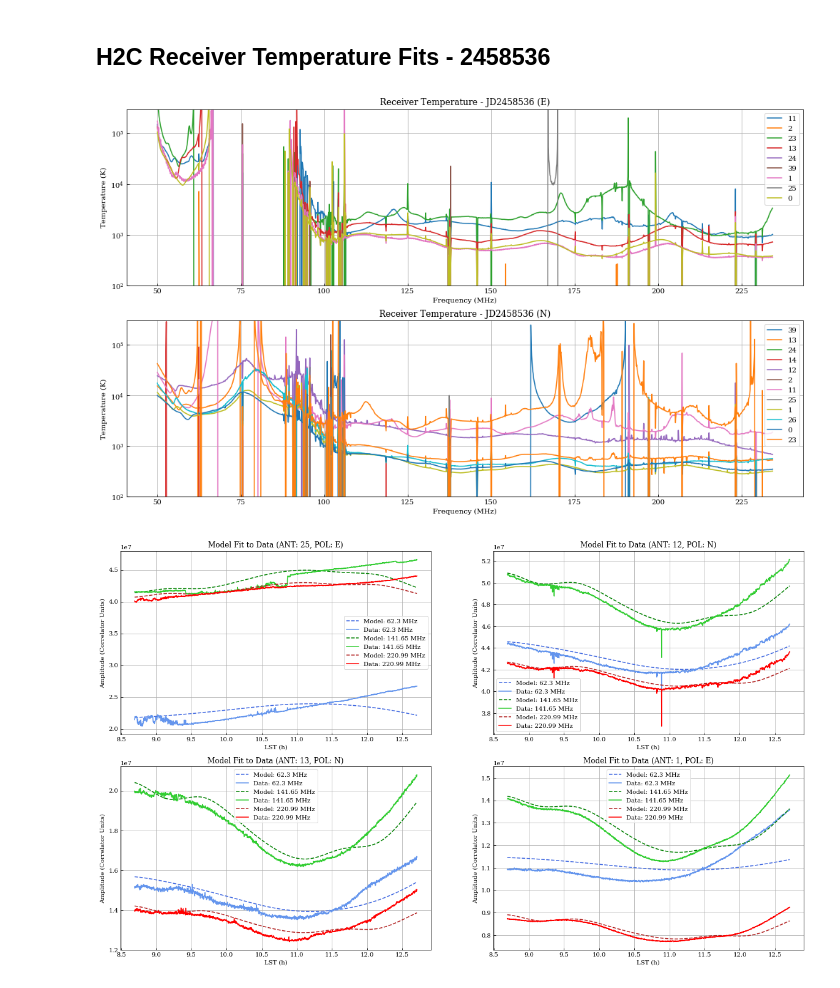
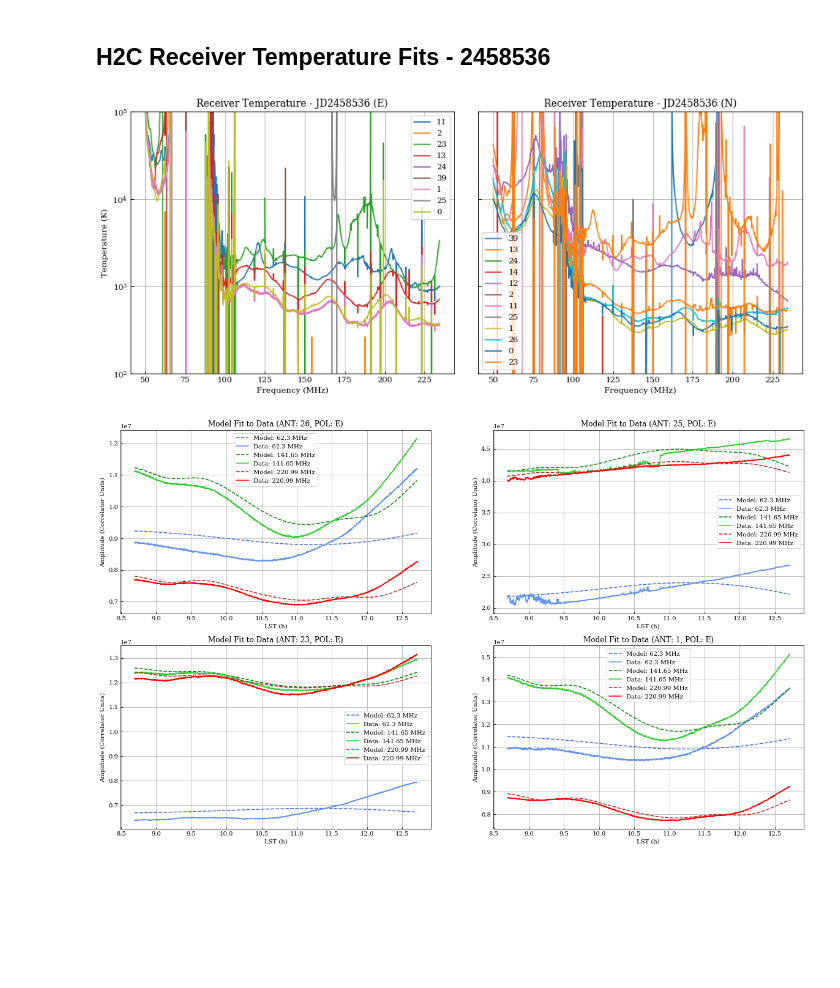
Before and after one commit to tyler-a-cox/HERA_Tsys, a Jupyter notebook: H0C_vs_H1C_fits.ipynb, the cells around one changed output. Drawn from its saved outputs; the diff is of its cells as text; code cells hidden in the pictures; blank space fills up the shorter version.

```diff
--- a/H0C_vs_H1C_fits.ipynb
+++ b/H0C_vs_H1C_fits.ipynb
@@ -230,40 +230,41 @@ In the figure above, $\chi_{\nu}^2$ has been plotted for each frequency and ante
 Tsky_sim = TskySim(Tsky_file = '/data4/shane/data/HERA_Tsky_vivaldi.npz', f_min=50., f_max=250.)
 Tsky_sim.build_model()
 # %%
-H2C = auto_data(data_dir='/data4/shane/data/2458536/', filestart='zen.*',
+H2C = auto_data(data_dir='/data4/shane/data/2458551/', filestart='zen.*',
                          fileend='*HH.uvh5', autos_file='post_power_drop_autos.uvh5',f_min=50.,f_max=250.)
 H2C.build_model(Tsky_sim)
 # %%
 H2C.fit_data(calc_fit_err=False, calc_chi2=True)
 # %%
-fig, axs = plt.subplots(2, 1, sharey=True, figsize=(17,10))
+fig, axs = plt.subplots(1, 2, sharey=True, figsize=(15,6))
 
 bad_ants = [12,14,26]
 
 for ant, pol in H2C.Trxr.keys():
     if pol == 'E':
         if ant not in bad_ants:
             axs[0].plot(H2C.freqs, H2C.Trxr[(ant, pol)], label='{}'.format(ant))
     else:
         axs[1].plot(H2C.freqs, H2C.Trxr[(ant, pol)], label='{}'.format(ant))
 
 axs[0].legend()
 axs[1].legend()
-axs[0].set_ylim([1e2,3e5])
-axs[1].set_ylim([1e2,3e5])
+axs[0].set_ylim([1e2,1e5])
+axs[1].set_ylim([1e2,1e5])
 axs[0].set_yscale('symlog')
 axs[1].set_yscale('symlog')
 axs[0].set_title('Receiver Temperature - JD2458536 (E)')
 axs[1].set_title('Receiver Temperature - JD2458536 (N)')
 axs[0].set_ylabel('Temperature (K)')
 axs[0].set_xlabel('Frequency (MHz)')
-axs[1].set_ylabel('Temperature (K)')
+#axs[1].set_ylabel('Temperature (K)')
 axs[1].set_xlabel('Frequency (MHz)')
 axs[0].grid()
 axs[1].grid()
+plt.subplots_adjust(wspace=0.075)
 plt.show()
 # %% [output]
-[figure, old version]
+[figure, new version]
 # %%
 Tsky_prime = H2C.Tsky - H2C.Tsky_mean[:, np.newaxis, :]
 
@@ -301,4 +302,4 @@ for ant, pol in zip(ants,pols):
 plt.subplots_adjust(hspace = 0.175)
 plt.show()
 # %% [output]
-[figure, old version]
+[figure, new version]
```
Also changed, not shown: parts of 2 cells of this notebook.
